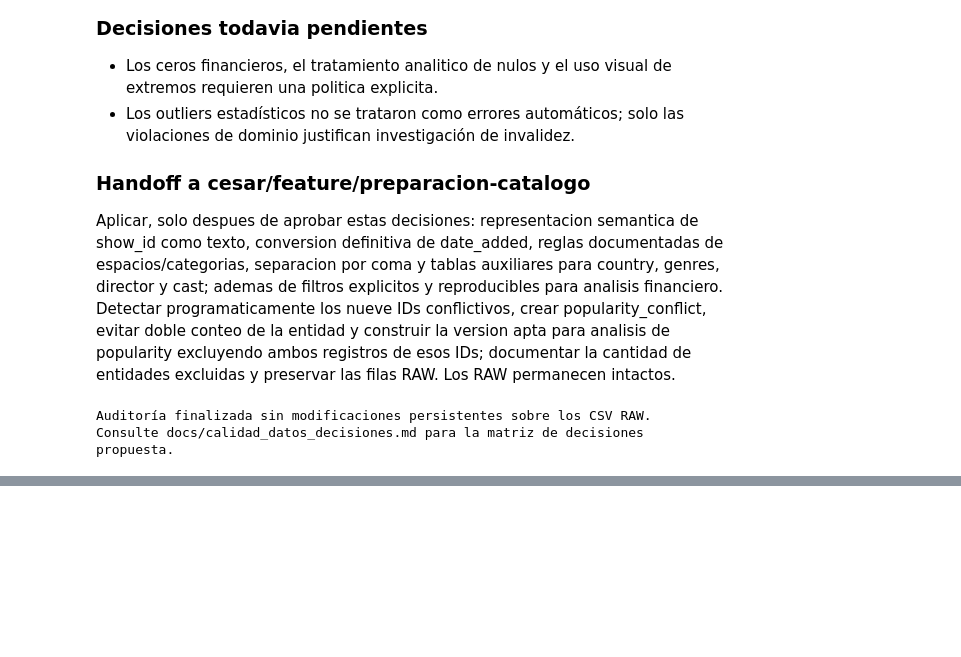
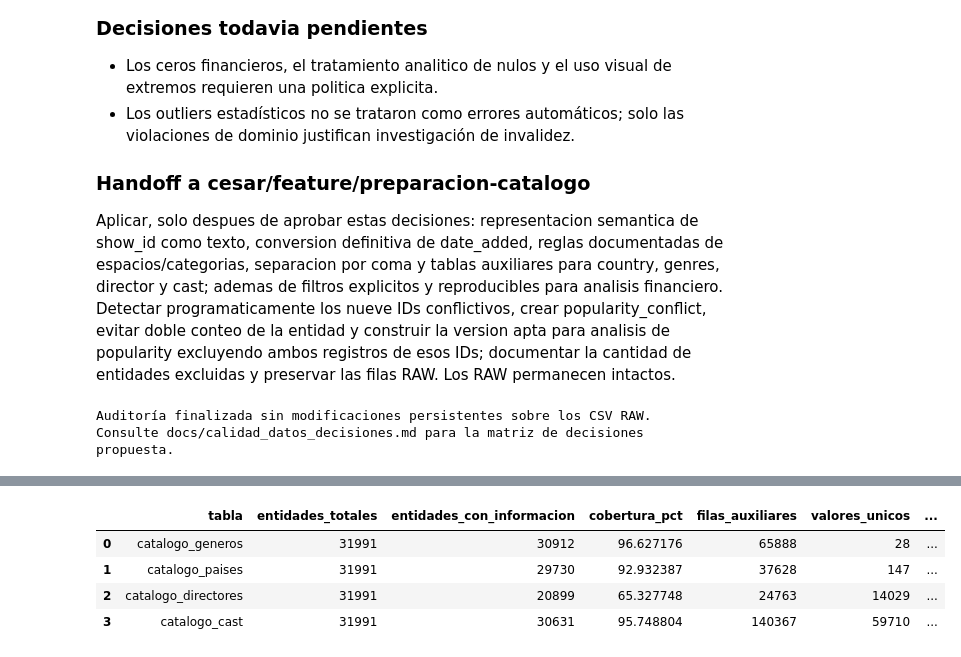
Before and after one commit to Cesitar16/streamview-analytics-visualizacion-datos, a Jupyter notebook: notebooks/02_limpieza_preparacion.ipynb, the cells around one changed output, grey strips where cells are left out. Saved outputs shown, nothing was run; the diff lists cells and outputs as text; code cells hidden in the pictures; blank space fills up the shorter version.

```diff
--- a/notebooks/02_limpieza_preparacion.ipynb
+++ b/notebooks/02_limpieza_preparacion.ipynb
@@ -424,0 +651,33 @@ Consulte docs/calidad_datos_decisiones.md para la matriz de decisiones propuesta
+# %%
+auxiliary_specs = [
+    ('catalogo_generos', 'genres', 'genre', catalogo_generos, duplicados_generos_eliminados),
+    ('catalogo_paises', 'country', 'country', catalogo_paises, duplicados_paises_eliminados),
+    ('catalogo_directores', 'director', 'director', catalogo_directores, duplicados_directores_eliminados),
+    ('catalogo_cast', 'cast', 'actor', catalogo_cast, duplicados_cast_eliminados),
+]
+auxiliary_summary_rows = []
+for table_name, source_column, value_column, table, duplicates_removed in auxiliary_specs:
+    duplicate_pairs = int(table.duplicated(subset=['content_id', value_column]).sum())
+    empty_values = int(table[value_column].astype('string').str.strip().eq('').sum())
+    null_values = int(table[value_column].isna().sum())
+    entities_with_information = int(table['content_id'].nunique())
+    auxiliary_summary_rows.append({
+        'tabla': table_name,
+        'entidades_totales': len(catalogo_general),
+        'entidades_con_informacion': entities_with_information,
+        'cobertura_pct': entities_with_information / len(catalogo_general) * 100,
+        'filas_auxiliares': len(table),
+        'valores_unicos': int(table[value_column].nunique()),
+        'duplicados_internos_eliminados': duplicates_removed,
+        'duplicados_content_id_valor_finales': duplicate_pairs,
+        'valores_vacios_finales': empty_values,
+        'nulos_valor_finales': null_values,
+    })
+auxiliary_summary = pd.DataFrame(auxiliary_summary_rows)
+display(auxiliary_summary)
+# %% [output]
+|  | tabla | entidades_totales | entidades_con_informacion | cobertura_pct | filas_auxiliares | valores_unicos | ... |
+| 0 | catalogo_generos | 31991 | 30912 | 96.627176 | 65888 | 28 | ... |
+| 1 | catalogo_paises | 31991 | 29730 | 92.932387 | 37628 | 147 | ... |
+| 2 | catalogo_directores | 31991 | 20899 | 65.327748 | 24763 | 14029 | ... |
+| 3 | catalogo_cast | 31991 | 30631 | 95.748804 | 140367 | 59710 | ... |
```
Also changed, not shown: parts of 17 cells of this notebook, 8 other files.
